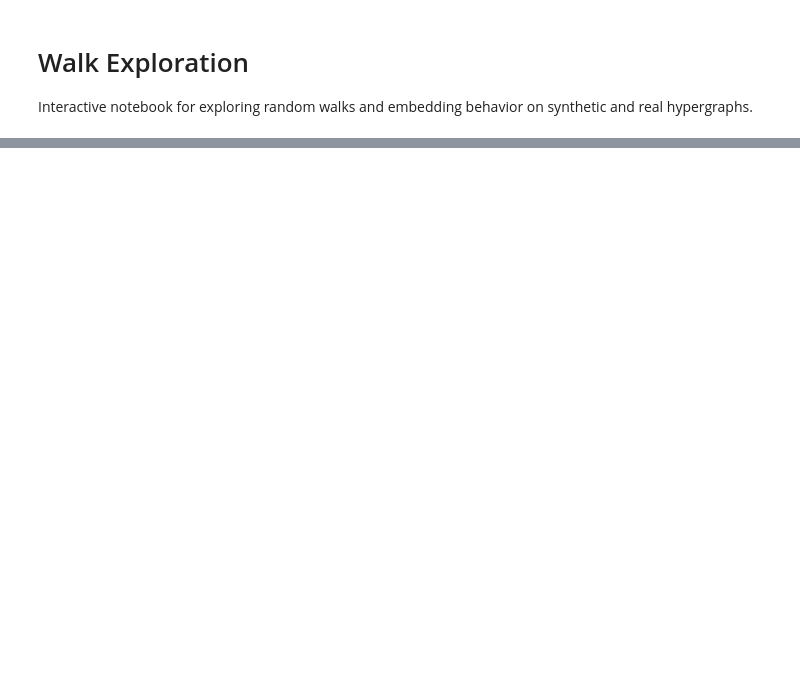
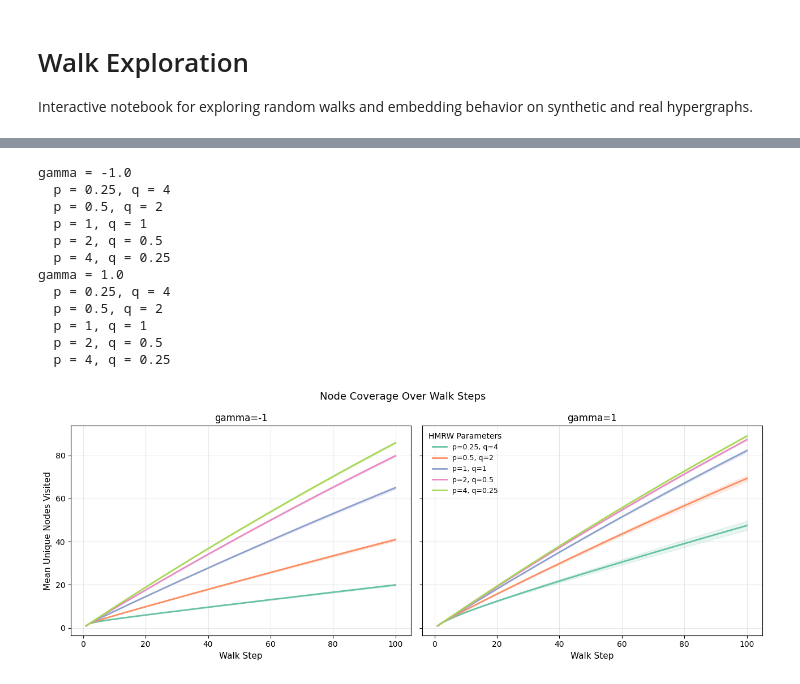
Before and after one commit to aduntslusine/hypergraphs, a Jupyter notebook: 4_walk_exploration.ipynb, the cells around one changed output, grey strips where cells are left out. Drawn from its saved outputs; the diff is of its cells as text; code cells hidden in the pictures; blank space fills up the shorter version.

Commit message:
adding walk exploration notebook and the plots

```diff
--- a/4_walk_exploration.ipynb
+++ b/4_walk_exploration.ipynb
@@ -106,0 +245,72 @@ plt.show()
+# %%
+# Two plots: gamma = -1 and gamma = 1
+pq_grid = [
+    (0.25, 4),
+    (0.5, 2),
+    (1, 1),
+    (2, 0.5),
+    (4, 0.25)
+]
+r_fixed = 1.0
+walk_length = 100
+walks_per_node = 5
+
+colors = plt.get_cmap("Set2").colors
+
+results_dir = Path("results") / "walk_exploration" / f"avgdeg_{avg_deg_target}"
+results_dir.mkdir(parents=True, exist_ok=True)
+# %%
+# Two subplots: gamma = -1 and gamma = 1
+fig, axes = plt.subplots(1, 2, figsize=(13, 5), sharey=True)
+
+for ax, gamma_val in zip(axes, [-1.0, 1.0]):
+    print(f"gamma = {gamma_val}")
+    for i, (p_i, q_i) in enumerate(pq_grid):
+        print(f"  p = {p_i}, q = {q_i}")
+        curves = []
+        for g, H in enumerate(Hs):
+            walks_i, _, _ = sample_hmrw_walks(
+                H,
+                walk_length=walk_length,
+                walks_per_node=walks_per_node,
+                p=p_i,
+                q=q_i,
+                r=r_fixed,
+                gamma=gamma_val,
+                seed=100 + g,
+            )
+            curves.append(node_coverage_over_time(walks_i))
+
+        C = np.vstack(curves)
+        mean_c = C.mean(axis=0)
+        std_c = C.std(axis=0)
+        steps = np.arange(1, walk_length + 1)
+
+        c = colors[i % len(colors)]
+        ax.plot(steps, mean_c, color=c, lw=2, label=f"p={p_i}, q={q_i}")
+        ax.fill_between(steps, mean_c - std_c, mean_c + std_c, color=c, alpha=0.15)
+
+    ax.set_xlabel("Walk Step", fontsize=11)
+    ax.set_title(f"gamma={gamma_val:.0f}", fontsize=12)
+    ax.grid(alpha=0.3)
+
+axes[0].set_ylabel("Mean Unique Nodes Visited", fontsize=11)
+axes[1].legend(frameon=False, title="HMRW Parameters", fontsize=9)
+fig.suptitle("Node Coverage Over Walk Steps", fontsize=13)
+fig.tight_layout()
+fig.savefig(results_dir / "node_coverage_pq_gamma_subplots.png", dpi=300, bbox_inches="tight")
+plt.show()
+# %% [output]
+gamma = -1.0
+  p = 0.25, q = 4
+  p = 0.5, q = 2
+  p = 1, q = 1
+  p = 2, q = 0.5
+  p = 4, q = 0.25
+gamma = 1.0
+  p = 0.25, q = 4
+  p = 0.5, q = 2
+  p = 1, q = 1
+  p = 2, q = 0.5
+  p = 4, q = 0.25
+[figure, added]
```
Also changed, not shown: parts of 12 cells of this notebook, 14 other files.
